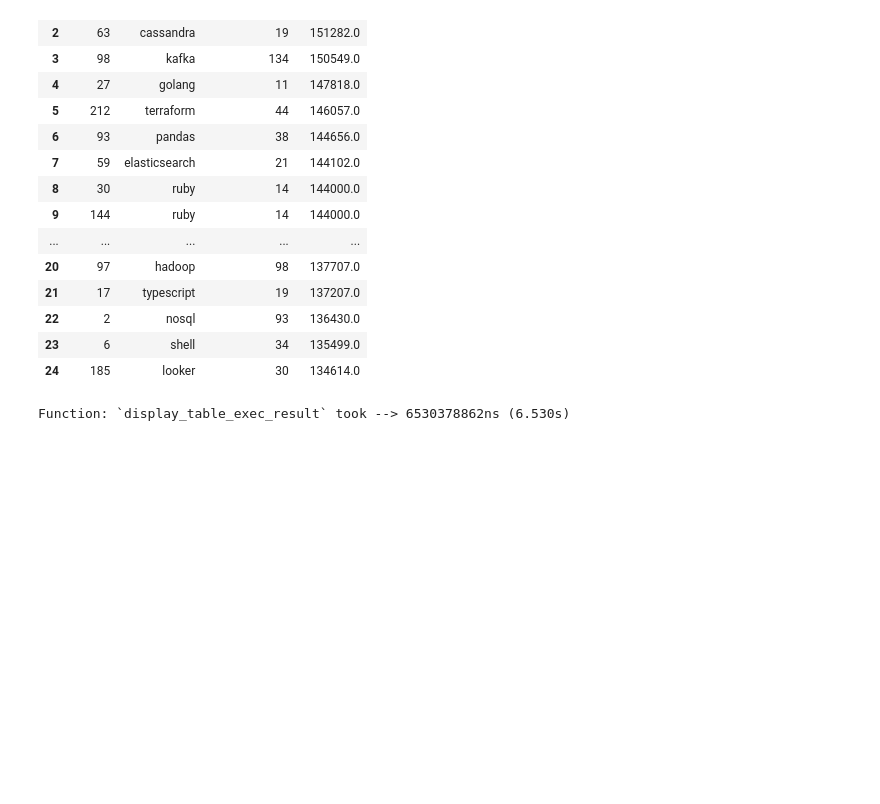
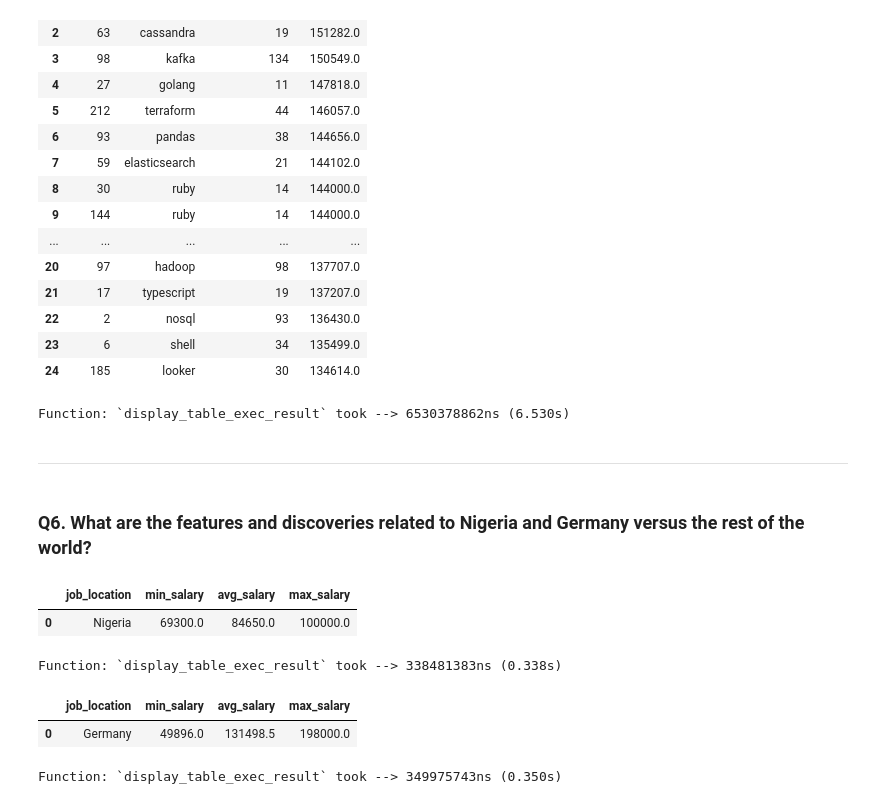
Before and after one commit to tunprimus/data-jobs-analysis, a Jupyter notebook: data-jobs-analysis.ipynb, the cells around one changed output. Cells and saved outputs as stored; diff of their text form; code cells hidden in the pictures; blank space fills up the shorter version.

```diff
--- a/data-jobs-analysis.ipynb
+++ b/data-jobs-analysis.ipynb
@@ -2448,3 +2452,69 @@ display_table_exec_result(
 | 23 | 6 | shell | 34 | 135499.0 |
 | 24 | 185 | looker | 30 | 134614.0 |
 Function: `display_table_exec_result` took --> 6530378862ns (6.530s)
+# %% [markdown]
+---
+# %% [markdown]
+### Q6. What are the features and discoveries related to Nigeria and Germany versus the rest of the world?
+# %%
+nigeria_salary_range_query = f"""
+SELECT
+    job_location,
+    MIN(salary_year_avg) AS min_salary,
+    ROUND(AVG(salary_year_avg), 1) AS avg_salary,
+    MAX(salary_year_avg) AS max_salary
+FROM
+    job_postings_fact
+WHERE
+	job_location LIKE 'Nigeria'
+GROUP BY
+    job_location
+;
+"""
+
+display_table_exec_result(
+    table_name=job_postings_fact,
+    db_path="",
+    db_type="postgres",
+    host_name=HOST_NAME,
+    user_name=USER_NAME,
+    user_password=USER_PASSWORD,
+    db_port=DB_PORT,
+    db_name=DB_NAME,
+    query_to_exec=nigeria_salary_range_query,
+)
+# %% [output]
+|  | job_location | min_salary | avg_salary | max_salary |
+| 0 | Nigeria | 69300.0 | 84650.0 | 100000.0 |
+Function: `display_table_exec_result` took --> 338481383ns (0.338s)
+# %%
+germany_salary_range_query = f"""
+SELECT
+    job_location,
+    MIN(salary_year_avg) AS min_salary,
+    ROUND(AVG(salary_year_avg), 1) AS avg_salary,
+    MAX(salary_year_avg) AS max_salary
+FROM
+    job_postings_fact
+WHERE
+	job_location LIKE 'Germany'
+GROUP BY
+    job_location
+;
+"""
+
+display_table_exec_result(
+    table_name=job_postings_fact,
+    db_path="",
+    db_type="postgres",
+    host_name=HOST_NAME,
+    user_name=USER_NAME,
+    user_password=USER_PASSWORD,
+    db_port=DB_PORT,
+    db_name=DB_NAME,
+    query_to_exec=germany_salary_range_query,
+)
+# %% [output]
+|  | job_location | min_salary | avg_salary | max_salary |
+| 0 | Germany | 49896.0 | 131498.5 | 198000.0 |
+Function: `display_table_exec_result` took --> 349975743ns (0.350s)
```
Also changed, not shown: parts of 3 cells of this notebook.
